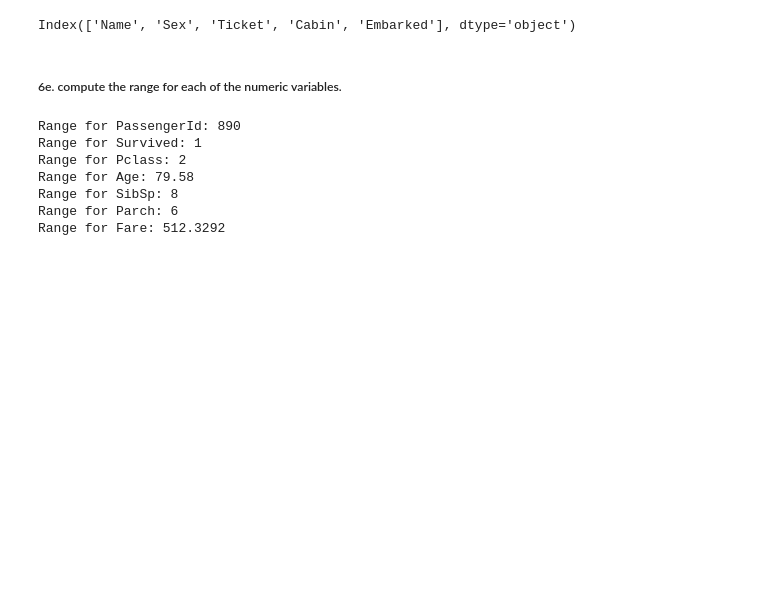
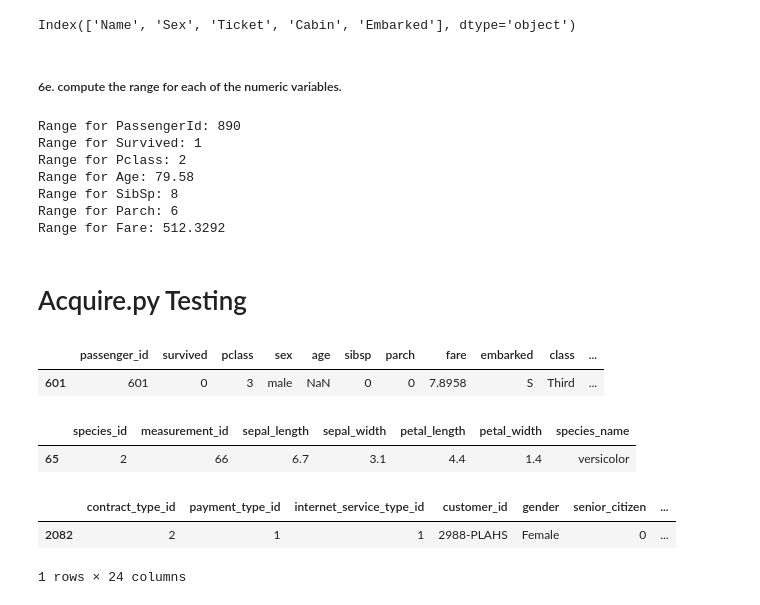
Before and after one commit to Jared-Wood135/classification-exercises, a Jupyter notebook: classification_exercises.ipynb, the cells around one changed output. Saved outputs shown, nothing was run; the diff lists cells and outputs as text; code cells hidden in the pictures; blank space fills up the shorter version.

Commit message:
Completed additional exercises with 'acquire.py'

```diff
--- a/classification_exercises.ipynb
+++ b/classification_exercises.ipynb
@@ -231,3 +232,27 @@ Range for Age: 79.58
 Range for SibSp: 8
 Range for Parch: 6
 Range for Fare: 512.3292
+# %% [markdown]
+# Acquire.py Testing
+# %%
+# Acquire titanic dataset and alias as titanic_df
+titanic_df = acquire.get_titanic_data()
+titanic_df.sample()
+# %% [output]
+|  | passenger_id | survived | pclass | sex | age | sibsp | parch | fare | embarked | class | ... |
+| 601 | 601 | 0 | 3 | male | NaN | 0 | 0 | 7.8958 | S | Third | ... |
+# %%
+# Acquire iris dataset and alias as iris_df
+iris_df = acquire.get_iris_data()
+iris_df.sample()
+# %% [output]
+|  | species_id | measurement_id | sepal_length | sepal_width | petal_length | petal_width | species_name |
+| 65 | 2 | 66 | 6.7 | 3.1 | 4.4 | 1.4 | versicolor |
+# %%
+# Acquire telco_churn dataset and alias as telco_df
+telco_df = acquire.get_telco_data()
+telco_df.sample()
+# %% [output]
+|  | contract_type_id | payment_type_id | internet_service_type_id | customer_id | gender | senior_citizen | ... |
+| 2082 | 2 | 1 | 1 | 2988-PLAHS | Female | 0 | ... |
+1 rows × 24 columns
```
Also changed, not shown: parts of 1 cell of this notebook.
